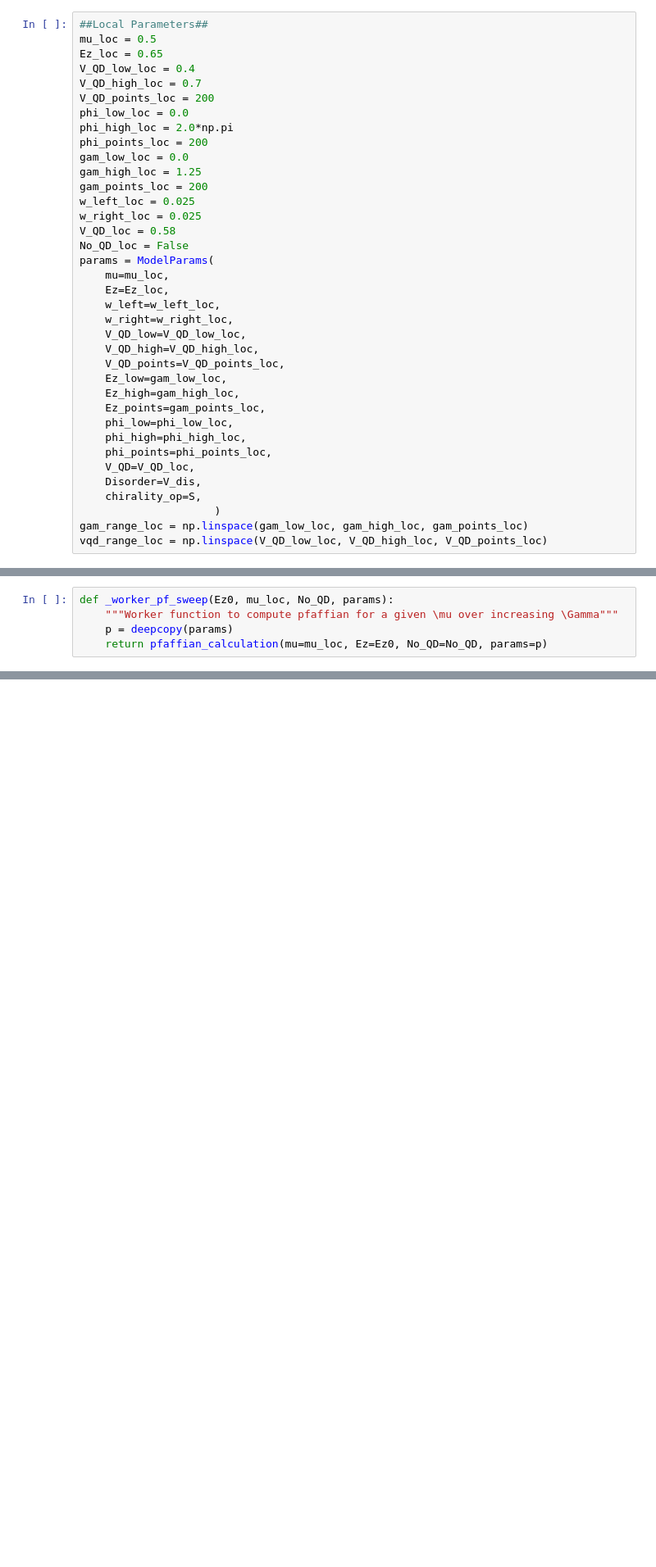
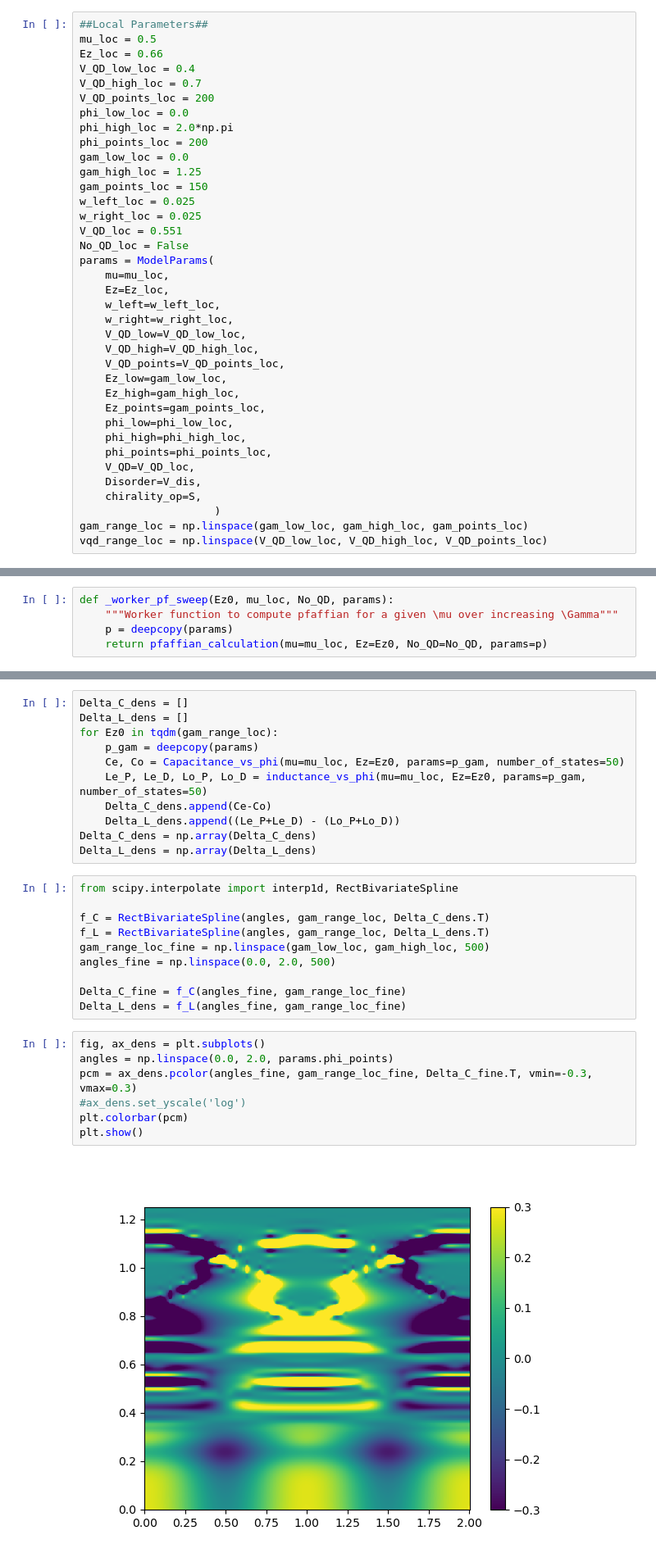
Before and after one commit to binayyakbhroy/Impedance_Simulations, a Jupyter notebook: Impedance_result_generation.ipynb, the cells around one changed output, grey strips where cells are left out. Shown at 82% size. Cells and saved outputs as stored; diff of their text form; blank space fills up the shorter version.

```diff
--- a/Impedance_result_generation.ipynb
+++ b/Impedance_result_generation.ipynb
@@ -61,7 +61,7 @@ plt.show()
 # %%
 ##Local Parameters##
 mu_loc = 0.5
-Ez_loc = 0.65
+Ez_loc = 0.66
 V_QD_low_loc = 0.4
 V_QD_high_loc = 0.7
 V_QD_points_loc = 200
@@ -70,10 +70,10 @@ phi_high_loc = 2.0*np.pi
 phi_points_loc = 200
 gam_low_loc = 0.0
 gam_high_loc = 1.25
-gam_points_loc = 200
+gam_points_loc = 150
 w_left_loc = 0.025
 w_right_loc = 0.025
-V_QD_loc = 0.58
+V_QD_loc = 0.551
 No_QD_loc = False
 params = ModelParams(
     mu=mu_loc,
@@ -559,3 +559,33 @@ ax5.legend()
 plt.show()
 # %% [output]
 [figure]
+# %%
+Delta_C_dens = []
+Delta_L_dens = []
+for Ez0 in tqdm(gam_range_loc):
+    p_gam = deepcopy(params)
+    Ce, Co = Capacitance_vs_phi(mu=mu_loc, Ez=Ez0, params=p_gam, number_of_states=50)
+    Le_P, Le_D, Lo_P, Lo_D = inductance_vs_phi(mu=mu_loc, Ez=Ez0, params=p_gam, number_of_states=50)
+    Delta_C_dens.append(Ce-Co)
+    Delta_L_dens.append((Le_P+Le_D) - (Lo_P+Lo_D))
+Delta_C_dens = np.array(Delta_C_dens)
+Delta_L_dens = np.array(Delta_L_dens)
+# %%
+from scipy.interpolate import interp1d, RectBivariateSpline
+
+f_C = RectBivariateSpline(angles, gam_range_loc, Delta_C_dens.T)
+f_L = RectBivariateSpline(angles, gam_range_loc, Delta_L_dens.T)
+gam_range_loc_fine = np.linspace(gam_low_loc, gam_high_loc, 500)
+angles_fine = np.linspace(0.0, 2.0, 500)
+
+Delta_C_fine = f_C(angles_fine, gam_range_loc_fine)
+Delta_L_dens = f_L(angles_fine, gam_range_loc_fine)
+# %%
+fig, ax_dens = plt.subplots()
+angles = np.linspace(0.0, 2.0, params.phi_points)
+pcm = ax_dens.pcolor(angles_fine, gam_range_loc_fine, Delta_C_fine.T, vmin=-0.3, vmax=0.3)
+#ax_dens.set_yscale('log')
+plt.colorbar(pcm)
+plt.show()
+# %% [output]
+[figure, added]
```
Also changed, not shown: parts of 3 cells of this notebook, 1 other file.
